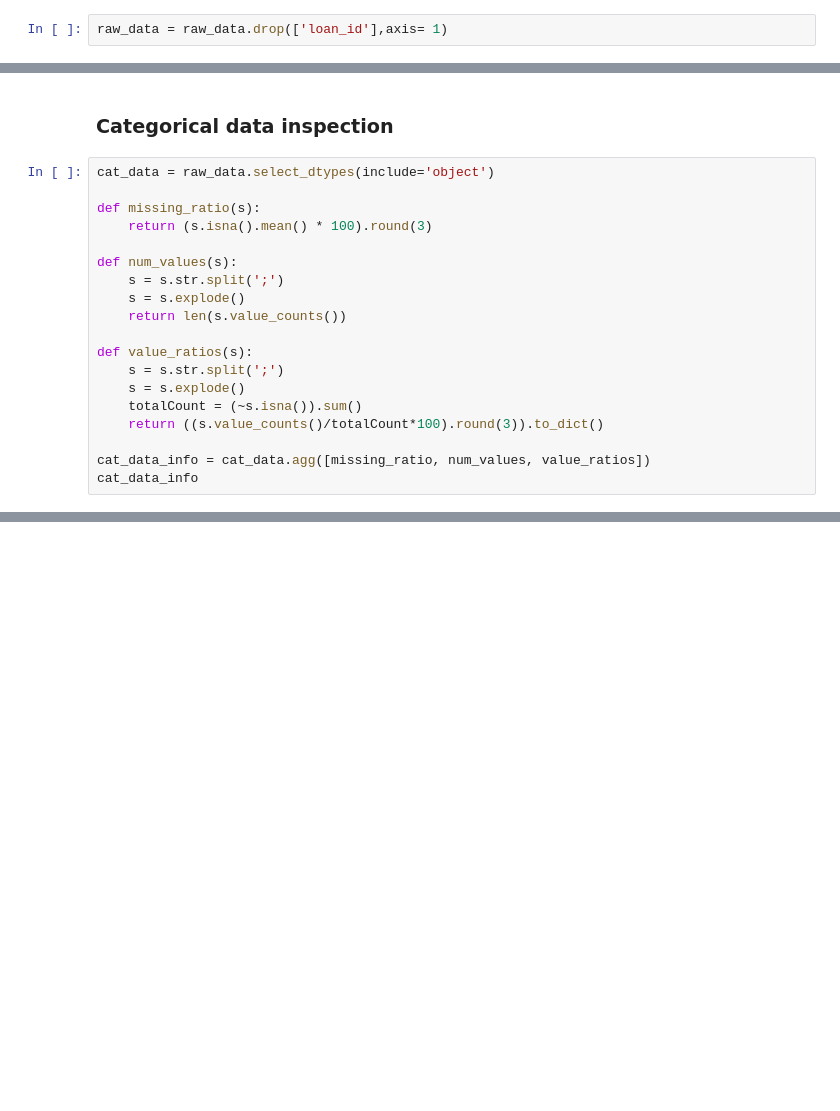
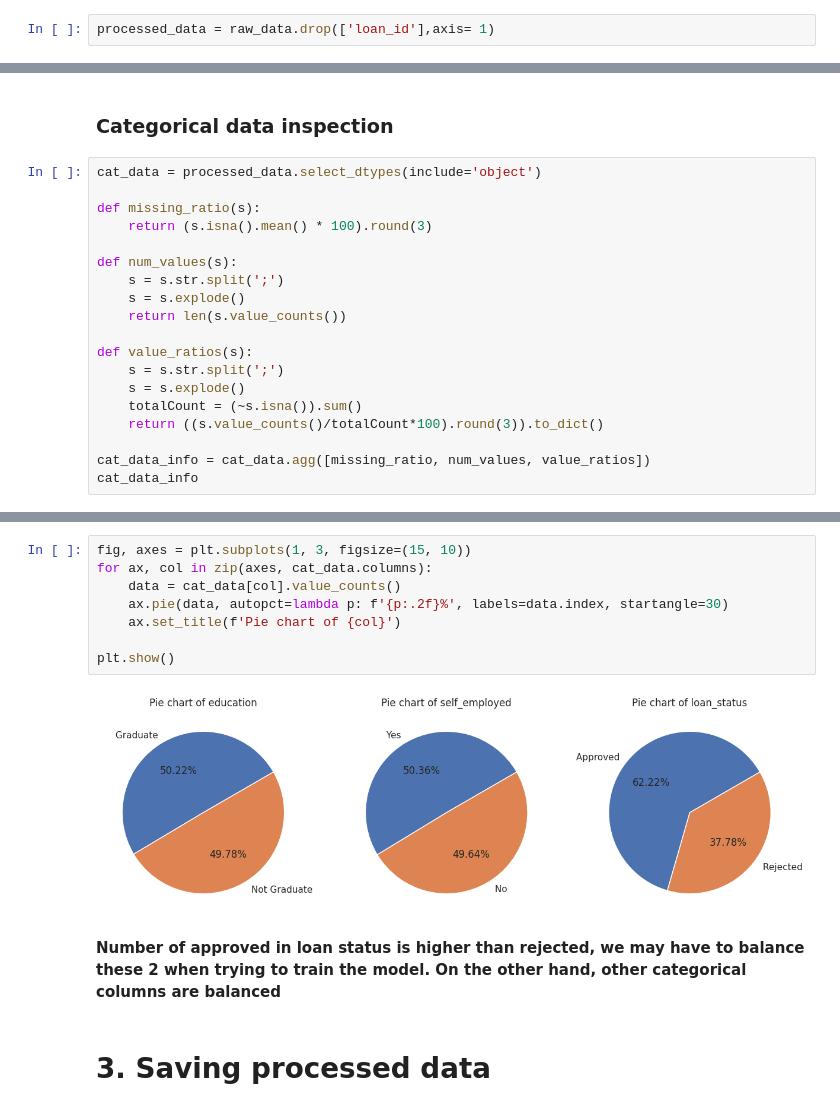
Before and after one commit to conga00/loan_approval, a Jupyter notebook: Notebooks/1.0 Preprocessing and exploring.ipynb, the cells around one changed output, grey strips where cells are left out. Cells and saved outputs as stored; diff of their text form; blank space fills up the shorter version.

Commit message:
[ADD] new step of preprocessing and setup for modelling

```diff
--- a/Notebooks/1.0 Preprocessing.ipynb
+++ b/Notebooks/1.0 Preprocessing and exploring.ipynb
@@ -143,7 +144,7 @@ array(['loan_id', 'no_of_dependents', 'education', 'self_employed',
 # %% [markdown]
 ## Removing meaningless columns
 # %%
-raw_data = raw_data.drop(['loan_id'],axis= 1)
+processed_data = raw_data.drop(['loan_id'],axis= 1)
 # %% [markdown]
 ## Checking columns data types and missing values
 # %%
@@ -207,7 +209,7 @@ plt.show()
 # %% [markdown]
 ### Categorical data inspection
 # %%
-cat_data = raw_data.select_dtypes(include='object')
+cat_data = processed_data.select_dtypes(include='object')
 
 def missing_ratio(s):
     return (s.isna().mean() * 100).round(3)
@@ -232,0 +242,14 @@ cat_data_info
+# %%
+fig, axes = plt.subplots(1, 3, figsize=(15, 10))
+for ax, col in zip(axes, cat_data.columns):
+    data = cat_data[col].value_counts()
+    ax.pie(data, autopct=lambda p: f'{p:.2f}%', labels=data.index, startangle=30)
+    ax.set_title(f'Pie chart of {col}')
+
+plt.show()
+# %% [output]
+[figure, added]
+# %% [markdown]
+**Number of approved in loan status is higher than rejected, we may have to balance these 2 when trying to train the model. On the other hand, other categorical columns are balanced**
+# %% [markdown]
+# 3. Saving processed data
```
Also changed, not shown: parts of 8 cells of this notebook, 3 other files.
